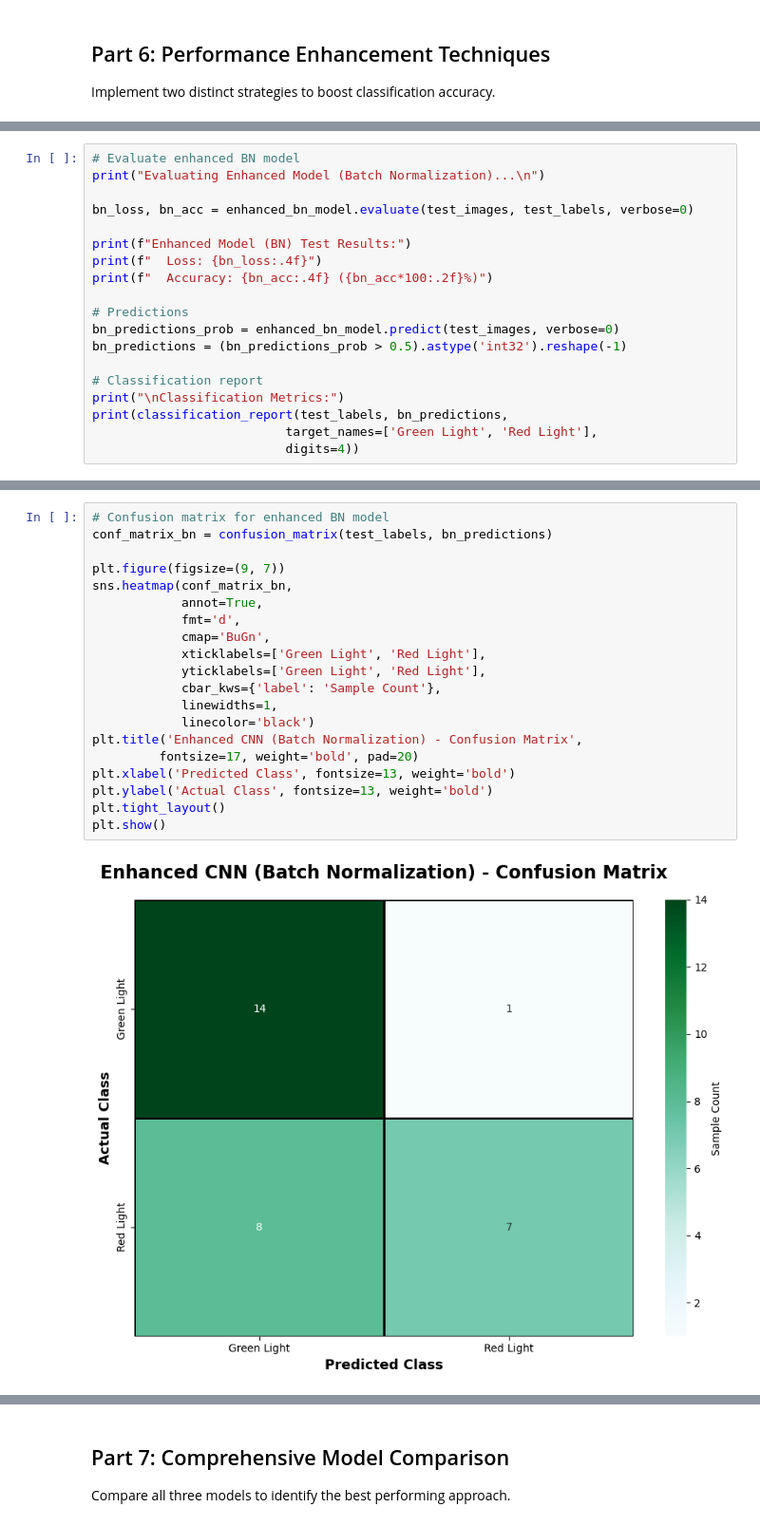
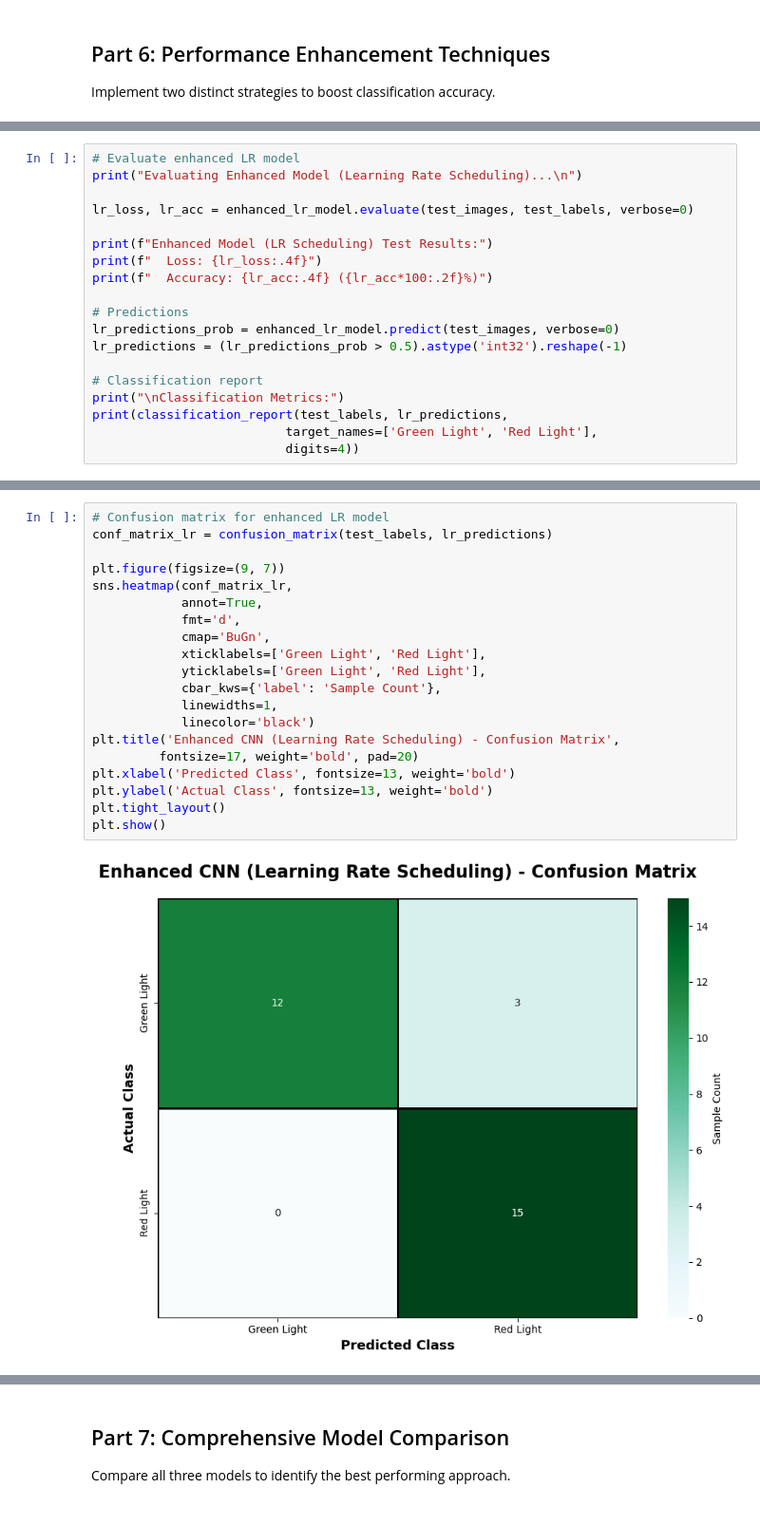
Before and after one commit to amarendar04/UK, a Jupyter notebook: Coursework-item2-20251219/traffic_new_k.ipynb, the cells around one changed output, grey strips where cells are left out. Shown at 95% size. Saved outputs shown, nothing was run; the diff lists cells and outputs as text.

Commit message:
Implement feature X to enhance user experience and optimize performance

```diff
--- a/Coursework-item2-20251219/traffic_new_k.ipynb
+++ b/Coursework-item2-20251219/traffic_new_k.ipynb
@@ -690,20 +698,20 @@ plt.show()
 # %%
-# Evaluate enhanced BN model
-print("Evaluating Enhanced Model (Batch Normalization)...\n")
+# Evaluate enhanced LR model
+print("Evaluating Enhanced Model (Learning Rate Scheduling)...\n")
 
-bn_loss, bn_acc = enhanced_bn_model.evaluate(test_images, test_labels, verbose=0)
+lr_loss, lr_acc = enhanced_lr_model.evaluate(test_images, test_labels, verbose=0)
 
-print(f"Enhanced Model (BN) Test Results:")
-print(f"  Loss: {bn_loss:.4f}")
-print(f"  Accuracy: {bn_acc:.4f} ({bn_acc*100:.2f}%)")
+print(f"Enhanced Model (LR Scheduling) Test Results:")
+print(f"  Loss: {lr_loss:.4f}")
+print(f"  Accuracy: {lr_acc:.4f} ({lr_acc*100:.2f}%)")
 
 # Predictions
-bn_predictions_prob = enhanced_bn_model.predict(test_images, verbose=0)
-bn_predictions = (bn_predictions_prob > 0.5).astype('int32').reshape(-1)
+lr_predictions_prob = enhanced_lr_model.predict(test_images, verbose=0)
+lr_predictions = (lr_predictions_prob > 0.5).astype('int32').reshape(-1)
 
 # Classification report
 print("\nClassification Metrics:")
-print(classification_report(test_labels, bn_predictions,
+print(classification_report(test_labels, lr_predictions,
                           target_names=['Green Light', 'Red Light'],
                           digits=4))
 # %% [output]
@@ -725,23 +733,23 @@ weighted avg     0.7557    0.7000    0.6827        30
 # %%
-# Confusion matrix for enhanced BN model
-conf_matrix_bn = confusion_matrix(test_labels, bn_predictions)
+# Confusion matrix for enhanced LR model
+conf_matrix_lr = confusion_matrix(test_labels, lr_predictions)
 
 plt.figure(figsize=(9, 7))
-sns.heatmap(conf_matrix_bn,
+sns.heatmap(conf_matrix_lr,
             annot=True,
             fmt='d',
             cmap='BuGn',
             xticklabels=['Green Light', 'Red Light'],
             yticklabels=['Green Light', 'Red Light'],
             cbar_kws={'label': 'Sample Count'},
             linewidths=1,
             linecolor='black')
-plt.title('Enhanced CNN (Batch Normalization) - Confusion Matrix',
+plt.title('Enhanced CNN (Learning Rate Scheduling) - Confusion Matrix',
          fontsize=17, weight='bold', pad=20)
 plt.xlabel('Predicted Class', fontsize=13, weight='bold')
 plt.ylabel('Actual Class', fontsize=13, weight='bold')
 plt.tight_layout()
 plt.show()
 # %% [output]
-[figure, old version]
+[figure, new version]
 # %% [markdown]
```
Also changed, not shown: parts of 15 cells of this notebook.
